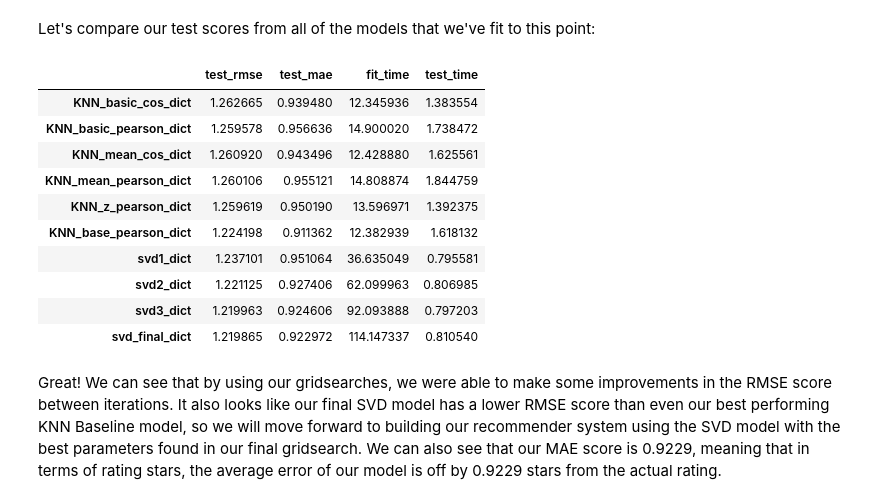
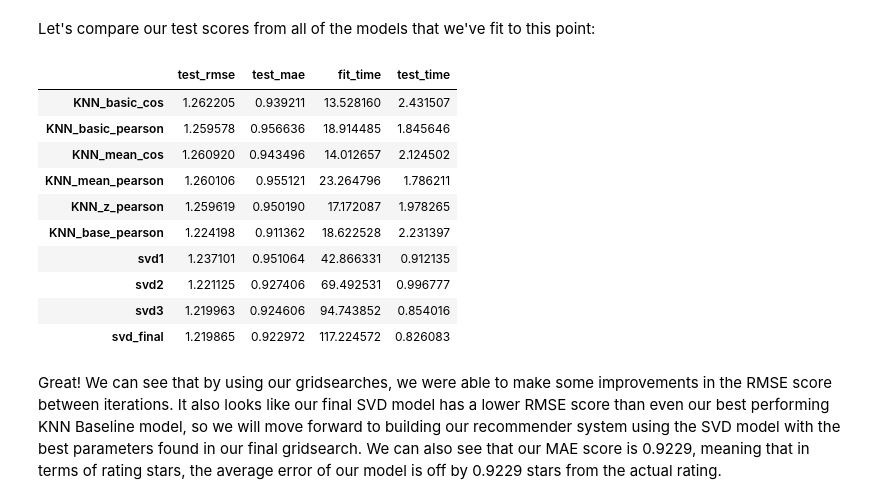
Before and after one commit to ds-leehanjin/amazon-recommender-system, a Jupyter notebook: notebook.ipynb, the cells around one changed output. Cells and saved outputs as stored; diff of their text form; code cells hidden in the pictures.

```diff
--- a/notebook.ipynb
+++ b/notebook.ipynb
@@ -889,44 +1039,21 @@ Test time         1.01    0.85    0.80    0.72    0.67    0.81    0.12
 In this section, we will begin by evaluating our test scores and then move on to build some functions to assist the client in looking up product codes. Finally, we will build a recommender system that takes a list of preferred products and returns a list of items that the user would likely give a high rating to.
 # %% [markdown]
 Let's compare our test scores from all of the models that we've fit to this point:
-# %%
-# Create and display dataframe of all models and mean test scores
-res_list = [KNN_basic_cos_dict,
-            KNN_basic_pearson_dict,
-            KNN_mean_cos_dict,
-            KNN_mean_pearson_dict,
-            KNN_z_pearson_dict,
-            KNN_base_pearson_dict,
-            svd1_dict,
-            svd2_dict,
-            svd3_dict,
-            svd_final_dict]
-
-res_list_strings = ["KNN_basic_cos_dict",
-                    "KNN_basic_pearson_dict",
-                    "KNN_mean_cos_dict",
-                    "KNN_mean_pearson_dict",
-                    "KNN_z_pearson_dict",
-                    "KNN_base_pearson_dict",
-                    "svd1_dict",
-                    "svd2_dict",
-                    "svd3_dict",
-                    "svd_final_dict"]
-
-test_results_df = pd.DataFrame(res_list, index=res_list_strings)
-test_results_df
-# %% [output]
-|  | test_rmse | test_mae | fit_time | test_time |
-| KNN_basic_cos_dict | 1.262665 | 0.939480 | 12.345936 | 1.383554 |
-| KNN_basic_pearson_dict | 1.259578 | 0.956636 | 14.900020 | 1.738472 |
-| KNN_mean_cos_dict | 1.260920 | 0.943496 | 12.428880 | 1.625561 |
-| KNN_mean_pearson_dict | 1.260106 | 0.955121 | 14.808874 | 1.844759 |
-| KNN_z_pearson_dict | 1.259619 | 0.950190 | 13.596971 | 1.392375 |
-| KNN_base_pearson_dict | 1.224198 | 0.911362 | 12.382939 | 1.618132 |
-| svd1_dict | 1.237101 | 0.951064 | 36.635049 | 0.795581 |
-| svd2_dict | 1.221125 | 0.927406 | 62.099963 | 0.806985 |
-| svd3_dict | 1.219963 | 0.924606 | 92.093888 | 0.797203 |
-| svd_final_dict | 1.219865 | 0.922972 | 114.147337 | 0.810540 |
+# %%
+# Display all mean scores
+cumulative_results.style.background_gradient(cmap="Blues_r")
+# %% [output]
+|  | test_rmse | test_mae | fit_time | test_time |
+| KNN_basic_cos | 1.262205 | 0.939211 | 13.528160 | 2.431507 |
+| KNN_basic_pearson | 1.259578 | 0.956636 | 18.914485 | 1.845646 |
+| KNN_mean_cos | 1.260920 | 0.943496 | 14.012657 | 2.124502 |
+| KNN_mean_pearson | 1.260106 | 0.955121 | 23.264796 | 1.786211 |
+| KNN_z_pearson | 1.259619 | 0.950190 | 17.172087 | 1.978265 |
+| KNN_base_pearson | 1.224198 | 0.911362 | 18.622528 | 2.231397 |
+| svd1 | 1.237101 | 0.951064 | 42.866331 | 0.912135 |
+| svd2 | 1.221125 | 0.927406 | 69.492531 | 0.996777 |
+| svd3 | 1.219963 | 0.924606 | 94.743852 | 0.854016 |
+| svd_final | 1.219865 | 0.922972 | 117.224572 | 0.826083 |
 # %% [markdown]
 Great! We can see that by using our gridsearches, we were able to make some improvements in the RMSE score between iterations. It also looks like our final SVD model has a lower RMSE score than even our best performing KNN Baseline model, so we will move forward to building our recommender system using the SVD model with the best parameters found in our final gridsearch. We can also see that our MAE score is 0.9229, meaning that in terms of rating stars, the average error of our model is off by 0.9229 stars from the actual rating.
 # %% [markdown]
```
Also changed, not shown: parts of 41 cells of this notebook, 1 other file.
